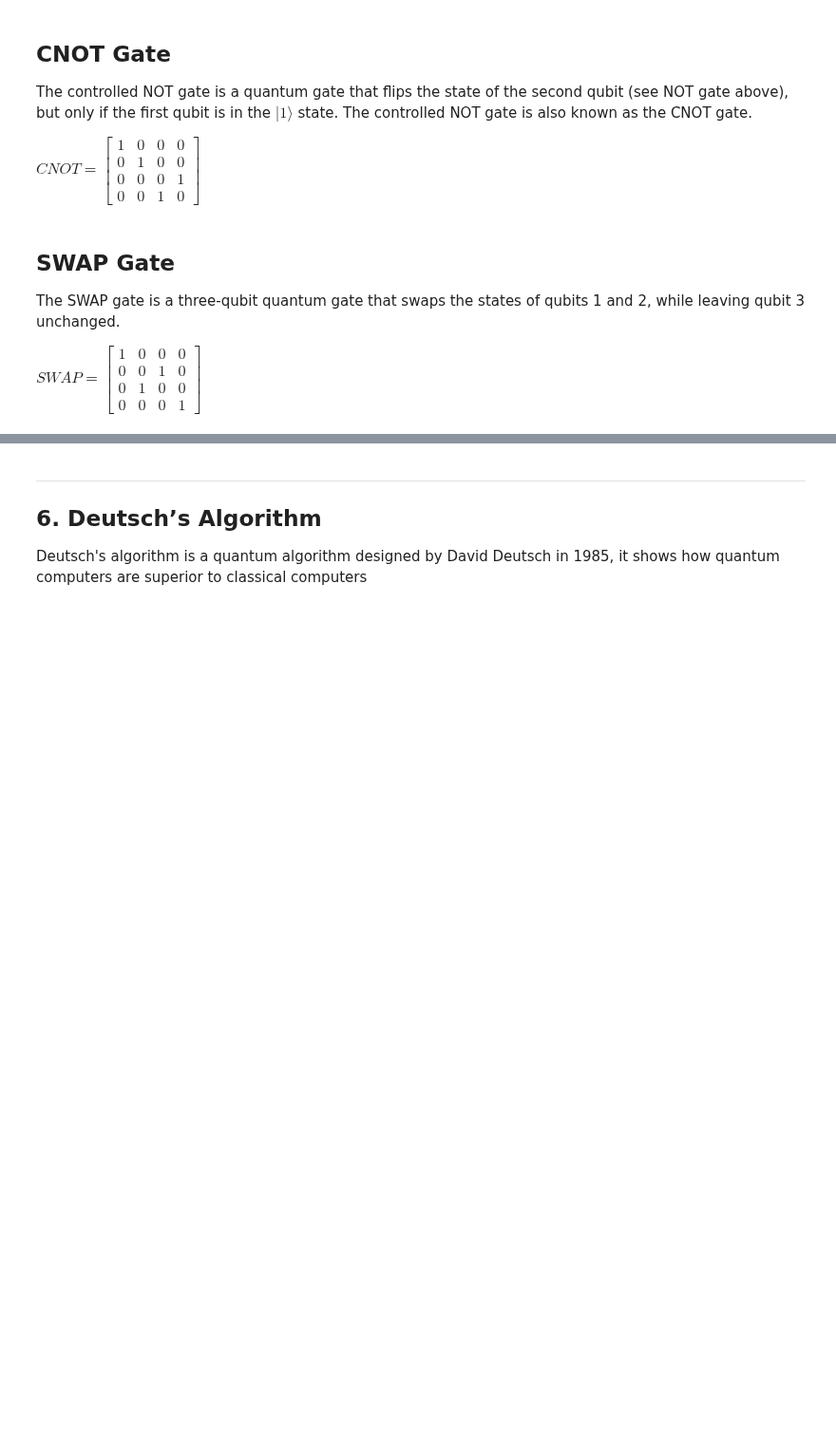
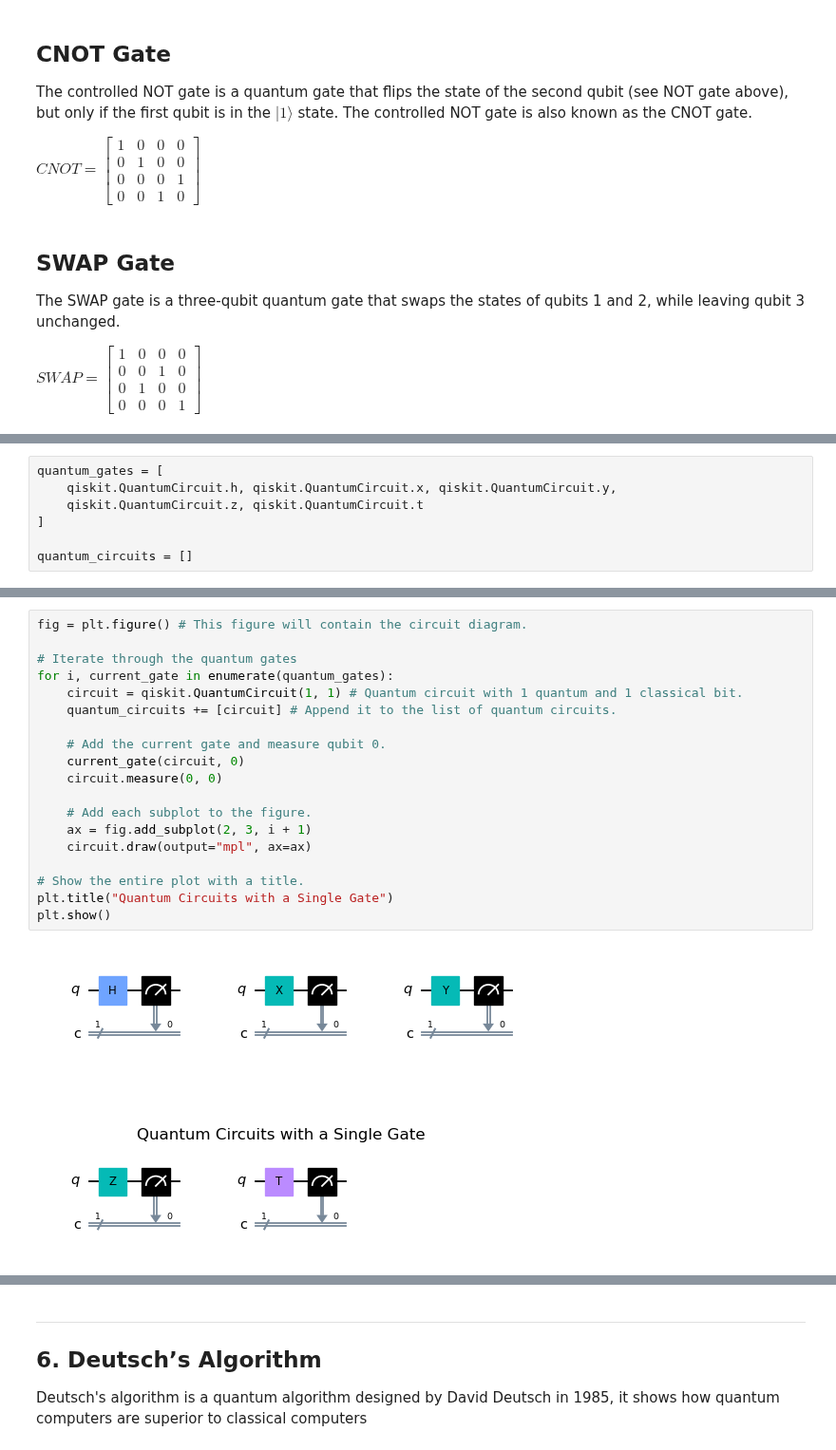
Before and after one commit to G00378925/emerging-technologies, a Jupyter notebook: notebooks/05-quantum-computing.ipynb, the cells around one changed output, grey strips where cells are left out. Shown at 95% size. Saved outputs shown, nothing was run; the diff lists cells and outputs as text; blank space fills up the shorter version.

```diff
--- a/notebooks/05-quantum-computing.ipynb
+++ b/notebooks/05-quantum-computing.ipynb
@@ -287,0 +245,7 @@ print(result := aer_sim.run(circuit_2).result().get_counts())
+# %%
+quantum_gates = [
+    qiskit.QuantumCircuit.h, qiskit.QuantumCircuit.x, qiskit.QuantumCircuit.y,
+    qiskit.QuantumCircuit.z, qiskit.QuantumCircuit.t
+]
+
+quantum_circuits = []
@@ -287,0 +261,21 @@ print(result := aer_sim.run(circuit_2).result().get_counts())
+# %%
+fig = plt.figure() # This figure will contain the circuit diagram.
+
+# Iterate through the quantum gates
+for i, current_gate in enumerate(quantum_gates):
+    circuit = qiskit.QuantumCircuit(1, 1) # Quantum circuit with 1 quantum and 1 classical bit.
+    quantum_circuits += [circuit] # Append it to the list of quantum circuits.
+
+    # Add the current gate and measure qubit 0.
+    current_gate(circuit, 0)
+    circuit.measure(0, 0)
+
+    # Add each subplot to the figure.
+    ax = fig.add_subplot(2, 3, i + 1)
+    circuit.draw(output="mpl", ax=ax)
+
+# Show the entire plot with a title.
+plt.title("Quantum Circuits with a Single Gate")
+plt.show()
+# %% [output]
+[figure, added]
```
Also changed, not shown: parts of 17 cells of this notebook.
